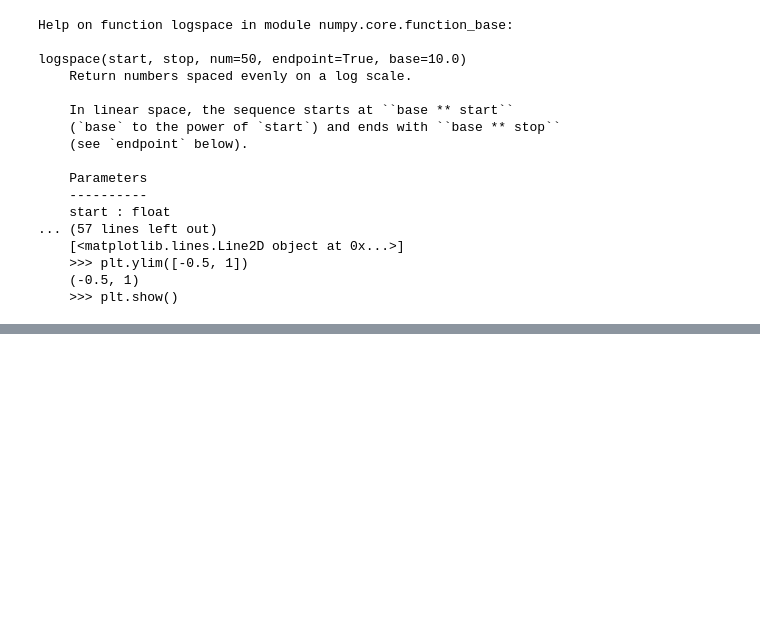
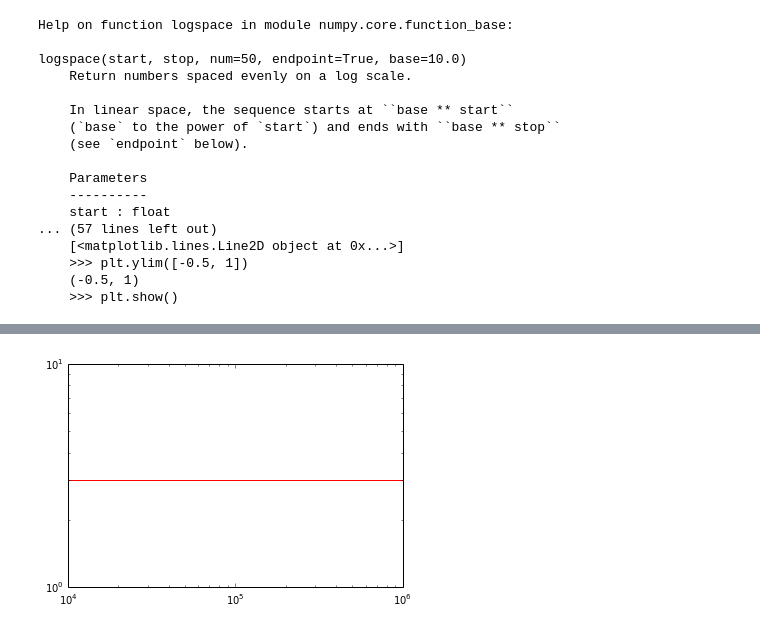
Before and after one commit to kjarment/PHYS202S14, a Jupyter notebook: SciPy/MCIntegrationExcercises.ipynb, the cells around one changed output, grey strips where cells are left out. Cells and saved outputs as stored; diff of their text form; code cells hidden in the pictures; blank space fills up the shorter version.

```diff
--- a/SciPy/MCIntegrationExcercises.ipynb
+++ b/SciPy/MCIntegrationExcercises.ipynb
@@ -207,2 +209,37 @@ plt.show()
 # %%
 #It seems that the error gets closer to 0 as we get a larger sample
+# %%
+def sampleMean(N, xmin=0., xmax=1.):
+    f = lambda x: 4*np.sqrt(1-x**2)
+    x = np.arange(0.,1.001,.001)
+    Iana = lambda x: 2*(np.sqrt(1-x**2)*x + np.arcsin(x))
+    Itru = Iana(xmax) - Iana(xmin)
+
+
+    x_samples = (xmax)*np.random.random_sample(N)
+
+    approx = f(x_samples)
+
+    Integral = approx.mean() * (xmax)
+
+
+    #Finding the uncertainity of the integral
+    Iunc = (xmax)*np.sqrt( ((approx**2).mean() - (approx.mean())**2)/N)
+    Ierr = 100*np.abs((Itru - Integral)/Itru)
+
+    ymax = approx.max()
+    ymin = 0.
+
+
+    return Integral, Iunc, Ierr
+# %%
+N1 = np.logspace(4,6,100,base=10)
+arr3d = np.arange(300).reshape(100,3)
+
+
+for i in range(len(N1)):
+    arr3d[i] = sampleMean(N1[i])
+
+I = arr3d[:,0]
+Unc = arr3d[:,1]
+Err = arr3d[:,2]
@@ -208,0 +260,7 @@ plt.show()
+# %%
+plt.plot(N1, I, color='r', label = "Sample Mean Integral")
+plt.yscale('log')
+plt.xscale('log')
+plt.show()
+# %% [output]
+[figure, added]
```
Also changed, not shown: parts of 9 cells of this notebook, 3 other files.
